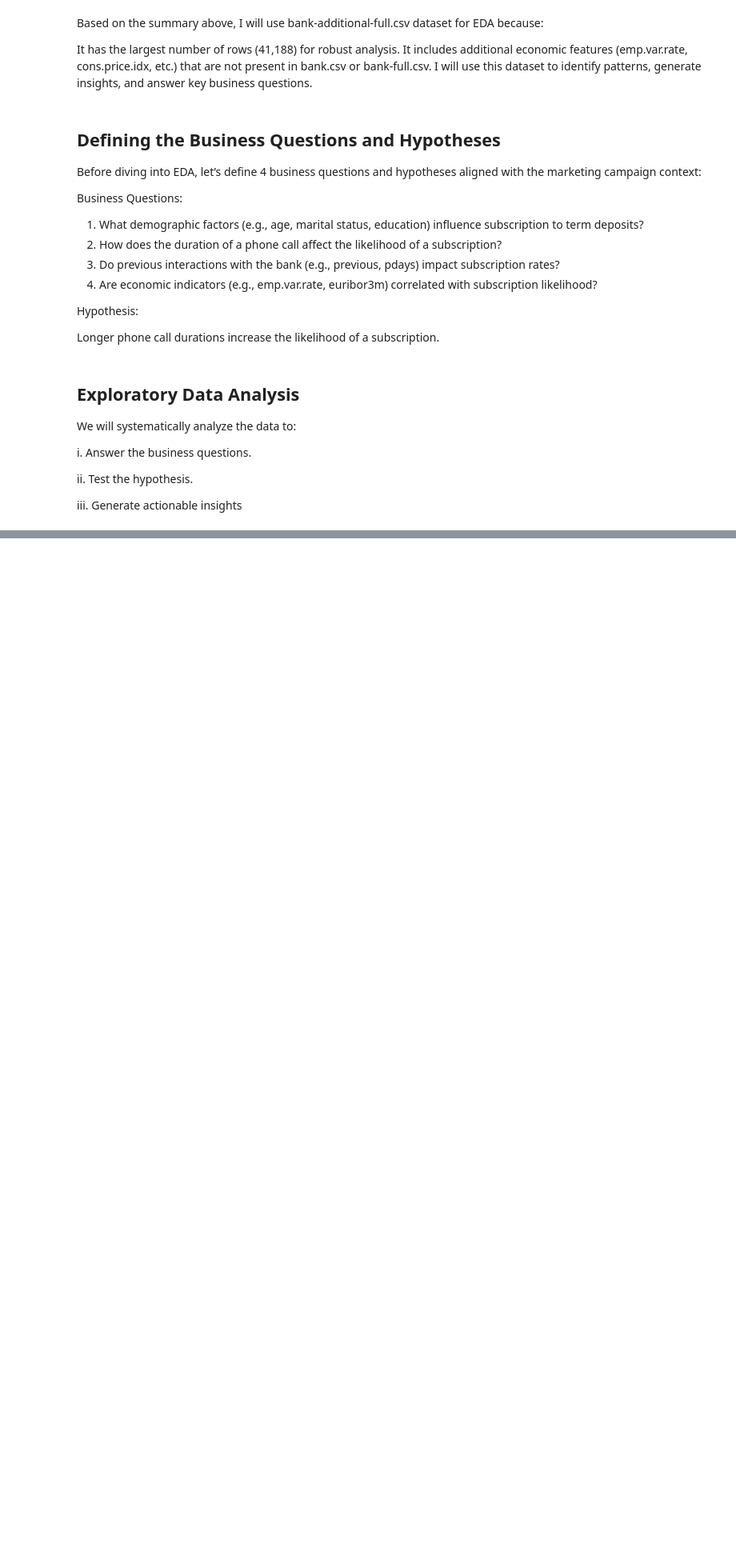
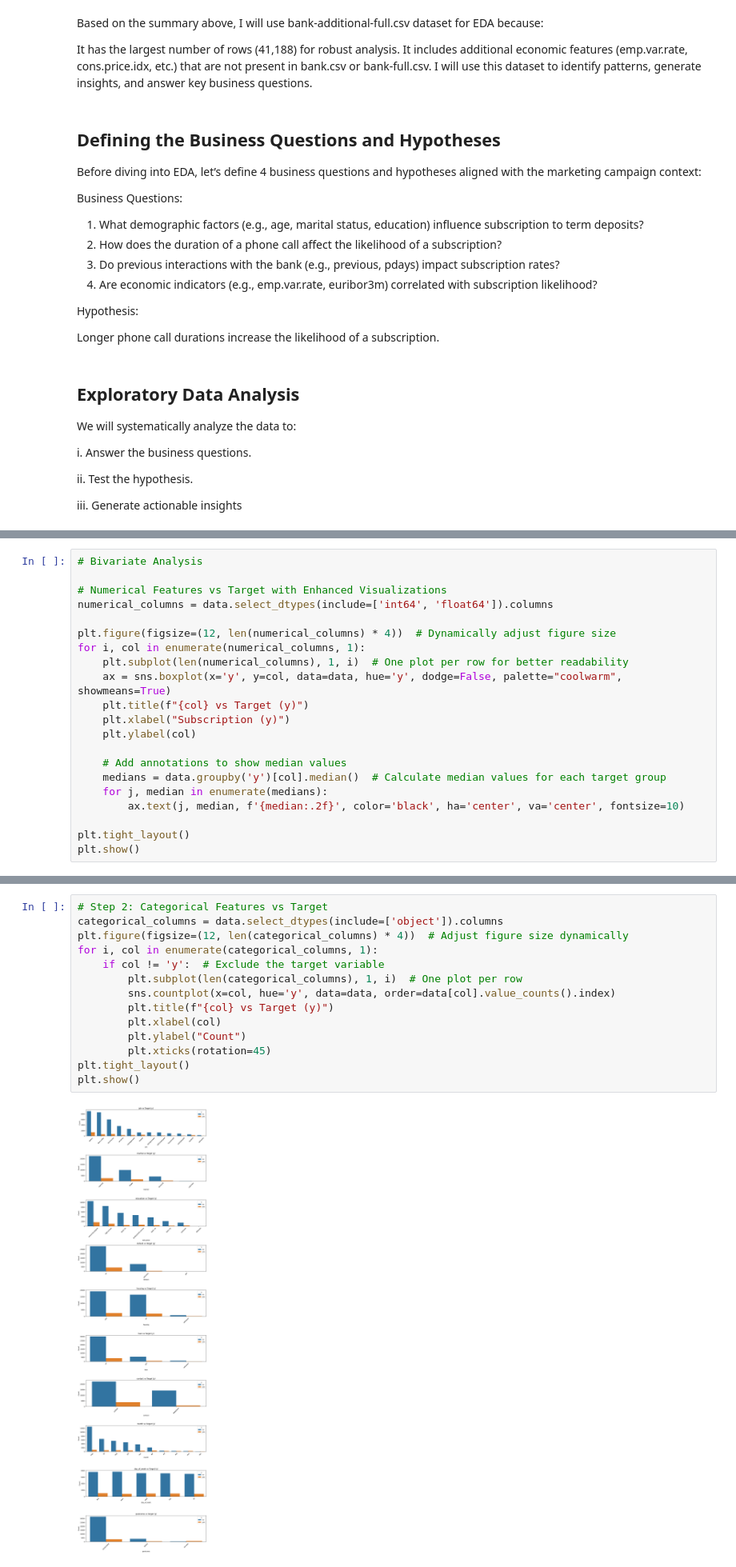
Before and after one commit to MillicentAgyir/Term-Deposit-Prediction-ML, a Jupyter notebook: Notebook/EDA.ipynb, the cells around one changed output, grey strips where cells are left out. Shown at 80% size. Saved outputs shown, nothing was run; the diff lists cells and outputs as text; blank space fills up the shorter version.

```diff
--- a/Notebook/EDA.ipynb
+++ b/Notebook/EDA.ipynb
@@ -125,0 +208,21 @@ Interpretation of Visualizations:
+# %%
+# Bivariate Analysis
+
+# Numerical Features vs Target with Enhanced Visualizations
+numerical_columns = data.select_dtypes(include=['int64', 'float64']).columns
+
+plt.figure(figsize=(12, len(numerical_columns) * 4))  # Dynamically adjust figure size
+for i, col in enumerate(numerical_columns, 1):
+    plt.subplot(len(numerical_columns), 1, i)  # One plot per row for better readability
+    ax = sns.boxplot(x='y', y=col, data=data, hue='y', dodge=False, palette="coolwarm", showmeans=True)
+    plt.title(f"{col} vs Target (y)")
+    plt.xlabel("Subscription (y)")
+    plt.ylabel(col)
+
+    # Add annotations to show median values
+    medians = data.groupby('y')[col].median()  # Calculate median values for each target group
+    for j, median in enumerate(medians):
+        ax.text(j, median, f'{median:.2f}', color='black', ha='center', va='center', fontsize=10)
+
+plt.tight_layout()
+plt.show()
@@ -125,0 +238,16 @@ Interpretation of Visualizations:
+# %%
+# Step 2: Categorical Features vs Target
+categorical_columns = data.select_dtypes(include=['object']).columns
+plt.figure(figsize=(12, len(categorical_columns) * 4))  # Adjust figure size dynamically
+for i, col in enumerate(categorical_columns, 1):
+    if col != 'y':  # Exclude the target variable
+        plt.subplot(len(categorical_columns), 1, i)  # One plot per row
+        sns.countplot(x=col, hue='y', data=data, order=data[col].value_counts().index)
+        plt.title(f"{col} vs Target (y)")
+        plt.xlabel(col)
+        plt.ylabel("Count")
+        plt.xticks(rotation=45)
+plt.tight_layout()
+plt.show()
+# %% [output]
+[figure, added]
```
Also changed, not shown: parts of 7 cells of this notebook, 4 other files.
